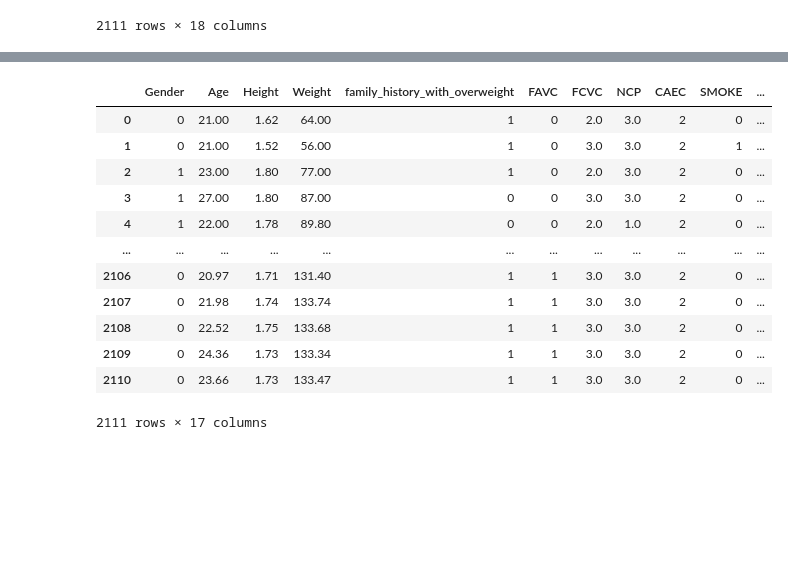
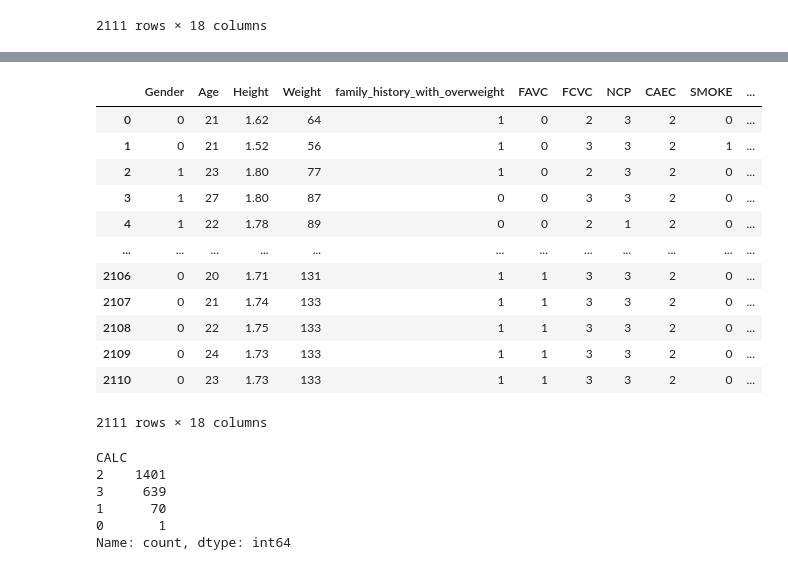
Before and after one commit to jushcmd/python-data-analysis, a Jupyter notebook: data-source.ipynb, the cells around one changed output, grey strips where cells are left out. Drawn from its saved outputs; the diff is of its cells as text; code cells hidden in the pictures; blank space fills up the shorter version.

```diff
--- a/data-source.ipynb
+++ b/data-source.ipynb
@@ -110,48 +177,55 @@ data_set
 # %%
 # Calculate BMI
 data_set['BMI'] = data_set['Weight'] / (data_set['Height'] * data_set['Height'])
 
 # Define the conditions for each BMI category
 conditions = [
     (data_set['BMI'] < 18.5),
     (data_set['BMI'] >= 18.5) & (data_set['BMI'] <= 24.9),
     (data_set['BMI'] >= 25.0) & (data_set['BMI'] <= 29.9),
     (data_set['BMI'] >= 30.0) & (data_set['BMI'] <= 34.9),
     (data_set['BMI'] >= 35.0) & (data_set['BMI'] <= 39.9),
     (data_set['BMI'] >= 40.0)
 ]
 
 # Define the corresponding BMI categories
 categories = ['Underweight', 'Normal', 'Overweight', 'Obesity I', 'Obesity II', 'Obesity III']
 
 # Assign the corresponding category based on the conditions
 data_set['Obezite'] = pd.Series(pd.cut(data_set['BMI'], bins=[0, 18.5, 24.9, 29.9, 34.9, 39.9, float('inf')], labels=categories))
 
 
-# Convert the 'Age' column from float to integer
-data_set['Age'] = (data_set['Age'] * 100).astype(int) / 100
 
-# Convert the 'Age' column from float to integer
-data_set['Age'] = (data_set['Age'] * 100).astype(int) / 100
 
 # Convert the 'Height' column from float to integer
 data_set['Height'] = (data_set['Height'] * 100).astype(int) / 100
 
-# Convert the 'Weight' column from float to integer
-data_set['Weight'] = (data_set['Weight'] * 100).astype(int) / 100
+# Convert the column to integer
+data_set['Weight'] = data_set['Weight'].astype(int)
+data_set['BMI'] = data_set['BMI'].astype(int)
 
-data_set.drop(columns=["NObeyesdad","BMI"],axis=1)
+data_set
 # %% [output]
 |  | Gender | Age | Height | Weight | family_history_with_overweight | FAVC | FCVC | NCP | CAEC | SMOKE | ... |
-| 0 | 0 | 21.00 | 1.62 | 64.00 | 1 | 0 | 2.0 | 3.0 | 2 | 0 | ... |
-| 1 | 0 | 21.00 | 1.52 | 56.00 | 1 | 0 | 3.0 | 3.0 | 2 | 1 | ... |
-| 2 | 1 | 23.00 | 1.80 | 77.00 | 1 | 0 | 2.0 | 3.0 | 2 | 0 | ... |
-| 3 | 1 | 27.00 | 1.80 | 87.00 | 0 | 0 | 3.0 | 3.0 | 2 | 0 | ... |
-| 4 | 1 | 22.00 | 1.78 | 89.80 | 0 | 0 | 2.0 | 1.0 | 2 | 0 | ... |
+| 0 | 0 | 21 | 1.62 | 64 | 1 | 0 | 2 | 3 | 2 | 0 | ... |
+| 1 | 0 | 21 | 1.52 | 56 | 1 | 0 | 3 | 3 | 2 | 1 | ... |
+| 2 | 1 | 23 | 1.80 | 77 | 1 | 0 | 2 | 3 | 2 | 0 | ... |
+| 3 | 1 | 27 | 1.80 | 87 | 0 | 0 | 3 | 3 | 2 | 0 | ... |
+| 4 | 1 | 22 | 1.78 | 89 | 0 | 0 | 2 | 1 | 2 | 0 | ... |
 | ... | ... | ... | ... | ... | ... | ... | ... | ... | ... | ... | ... |
-| 2106 | 0 | 20.97 | 1.71 | 131.40 | 1 | 1 | 3.0 | 3.0 | 2 | 0 | ... |
-| 2107 | 0 | 21.98 | 1.74 | 133.74 | 1 | 1 | 3.0 | 3.0 | 2 | 0 | ... |
-| 2108 | 0 | 22.52 | 1.75 | 133.68 | 1 | 1 | 3.0 | 3.0 | 2 | 0 | ... |
-| 2109 | 0 | 24.36 | 1.73 | 133.34 | 1 | 1 | 3.0 | 3.0 | 2 | 0 | ... |
-| 2110 | 0 | 23.66 | 1.73 | 133.47 | 1 | 1 | 3.0 | 3.0 | 2 | 0 | ... |
+| 2106 | 0 | 20 | 1.71 | 131 | 1 | 1 | 3 | 3 | 2 | 0 | ... |
+| 2107 | 0 | 21 | 1.74 | 133 | 1 | 1 | 3 | 3 | 2 | 0 | ... |
+| 2108 | 0 | 22 | 1.75 | 133 | 1 | 1 | 3 | 3 | 2 | 0 | ... |
+| 2109 | 0 | 24 | 1.73 | 133 | 1 | 1 | 3 | 3 | 2 | 0 | ... |
+| 2110 | 0 | 23 | 1.73 | 133 | 1 | 1 | 3 | 3 | 2 | 0 | ... |
-2111 rows × 17 columns
+2111 rows × 18 columns
+# %%
+# Get the count of unique values in the column 'CALC+++                     '
+data_set['CALC'].value_counts()
+# %% [output]
+CALC
+2    1401
+3     639
+1      70
+0       1
+Name: count, dtype: int64
```
Also changed, not shown: parts of 5 cells of this notebook.
